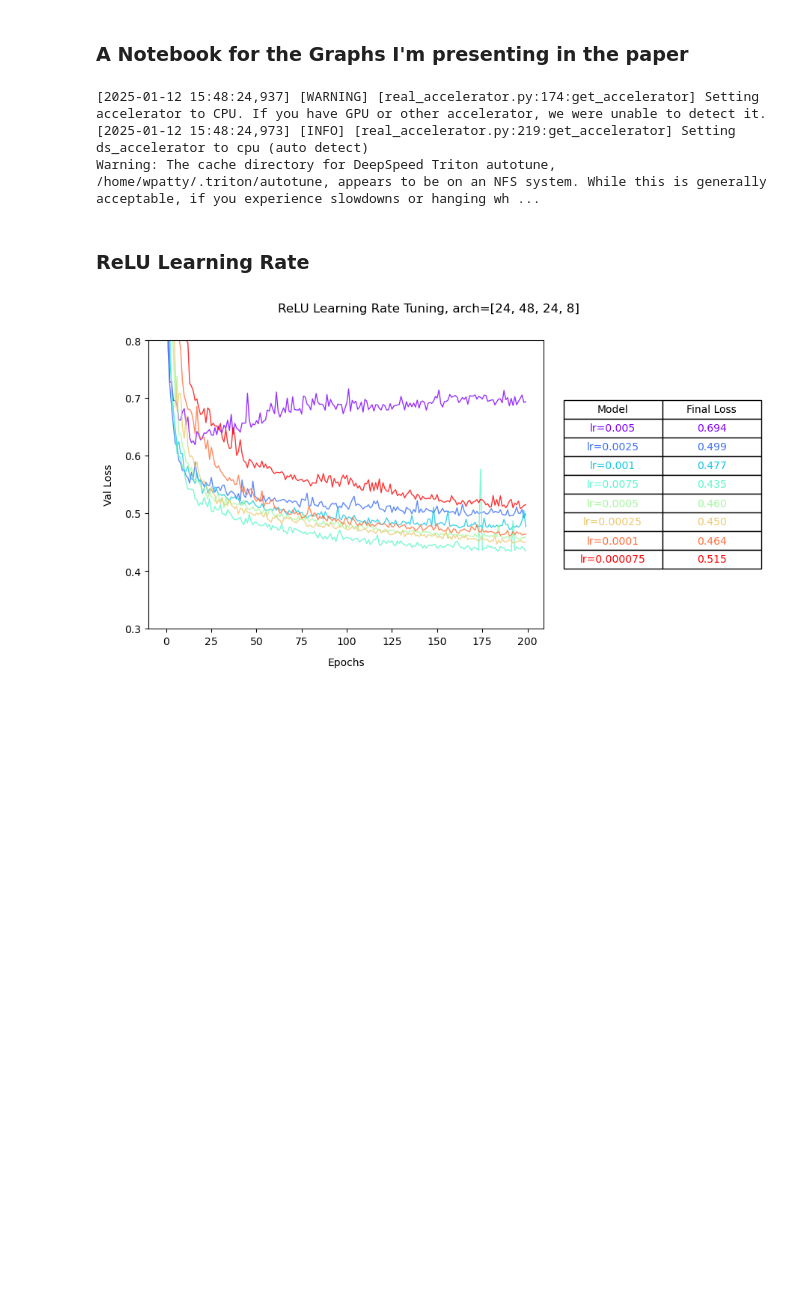
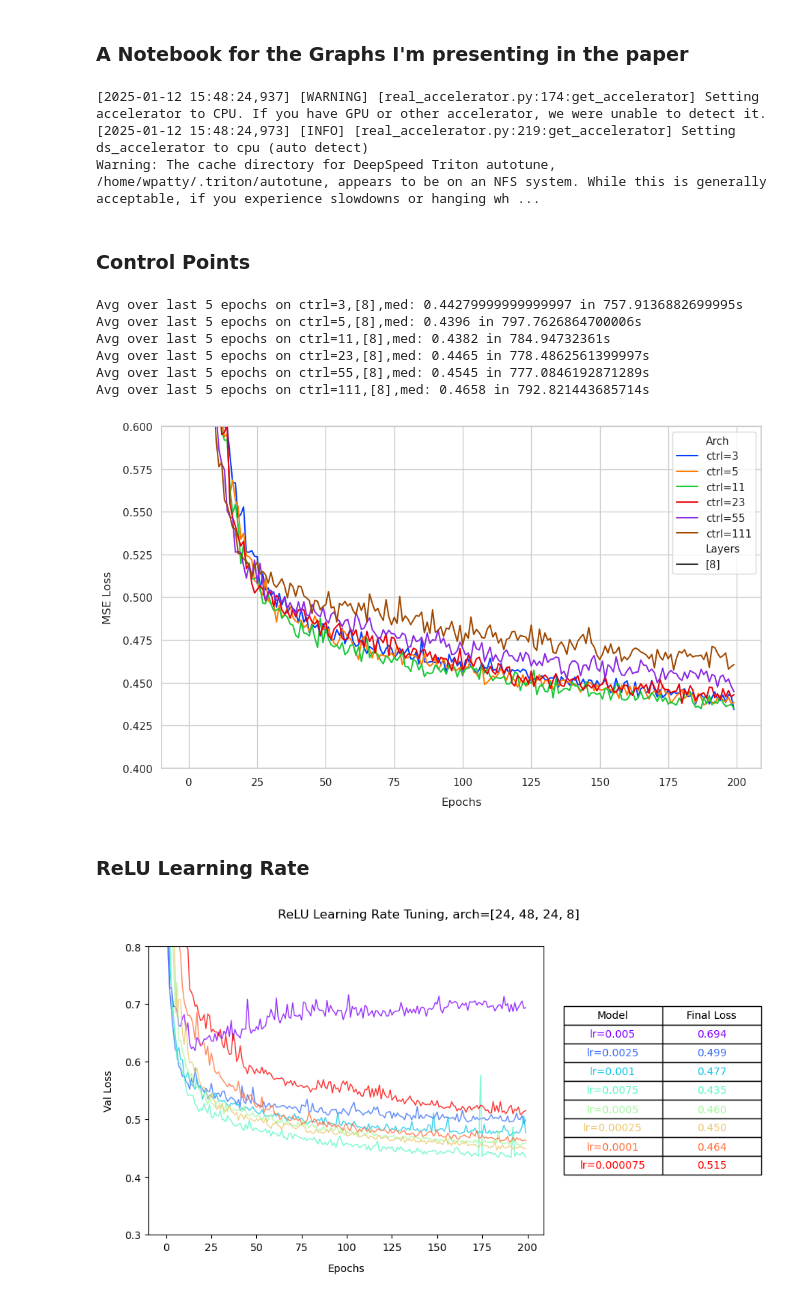
Before and after one commit to liam-hp/deepsplines-thesis, a Jupyter notebook: graphs.ipynb, the cells around one changed output. Drawn from its saved outputs; the diff is of its cells as text; code cells hidden in the pictures; blank space fills up the shorter version.

```diff
--- a/graphs.ipynb
+++ b/graphs.ipynb
@@ -6,6 +6,52 @@ import utils, importlib
 [2025-01-12 15:48:24,937] [WARNING] [real_accelerator.py:174:get_accelerator] Setting accelerator to CPU. If you have GPU or other accelerator, we were unable to detect it.
 [2025-01-12 15:48:24,973] [INFO] [real_accelerator.py:219:get_accelerator] Setting ds_accelerator to cpu (auto detect)
 Warning: The cache directory for DeepSpeed Triton autotune, /home/wpatty/.triton/autotune, appears to be on an NFS system. While this is generally acceptable, if you experience slowdowns or hanging wh ...
+# %% [markdown]
+### Control Points
+# %%
+import importlib, utils
+importlib.reload(utils)
+
+selector = "med"
+data = "vals"
+
+utils.plot_seaborn(
+    # title="ReLU vs BSpline, W&B_lr=0.001 BS_lr=0.0001 ctrl=3",
+    model_paths=[
+        # throw a relu in here - actually looks like advantage for less
+        # should note on how many prev research used
+        ("control points test", "[24, 8]_(0.001,0.0001,0.0001)_(0,0,200,0,0)_100", "vals", f"{selector}"),
+        ("control points test", "[24, 8]_(0.001,0.0001,0.0001)_(0,0,200,0,0)_100_5", "vals", f"{selector}"),
+        ("control points test", "[24, 8]_(0.001,0.0001,0.0001)_(0,0,200,0,0)_100_11", "vals", f"{selector}"),
+        ("control points test", "[24, 8]_(0.001,0.0001,0.0001)_(0,0,200,0,0)_100_23", "vals", f"{selector}"),
+        ("control points test", "[24, 8]_(0.001,0.0001,0.0001)_(0,0,200,0,0)_100_55", "vals", f"{selector}"),
+        ("control points test", "[24, 8]_(0.001,0.0001,0.0001)_(0,0,200,0,0)_100_111", "vals", f"{selector}"),
+    ],
+    aes=[
+        ("ctrl=3", "[8]"),
+        ("ctrl=5", "[8]"),
+        ("ctrl=11", "[8]"),
+        ("ctrl=23", "[8]"),
+        ("ctrl=55", "[8]"),
+        ("ctrl=111", "[8]"),
+    ],
+    # y_ax = "Train Loss",
+    x = "epochs",
+    # xlim = 300,
+    xmin = 0,
+    ylim = .6,
+    ymin = .4,
+    hide_legend = False
+    # vbars = [(149, "lightgrey"), (169, "lightgrey")],
+)
+# %% [output]
+Avg over last 5 epochs on ctrl=3,[8],med: 0.44279999999999997 in 757.9136882699995s
+Avg over last 5 epochs on ctrl=5,[8],med: 0.4396 in 797.7626864700006s
+Avg over last 5 epochs on ctrl=11,[8],med: 0.4382 in 784.94732361s
+Avg over last 5 epochs on ctrl=23,[8],med: 0.4465 in 778.4862561399997s
+Avg over last 5 epochs on ctrl=55,[8],med: 0.4545 in 777.0846192871289s
+Avg over last 5 epochs on ctrl=111,[8],med: 0.4658 in 792.821443685714s
+[figure, added]
 # %% [markdown]
 ### ReLU Learning Rate
 # %%
```
Also changed, not shown: parts of 13 cells of this notebook, 3 other files.
